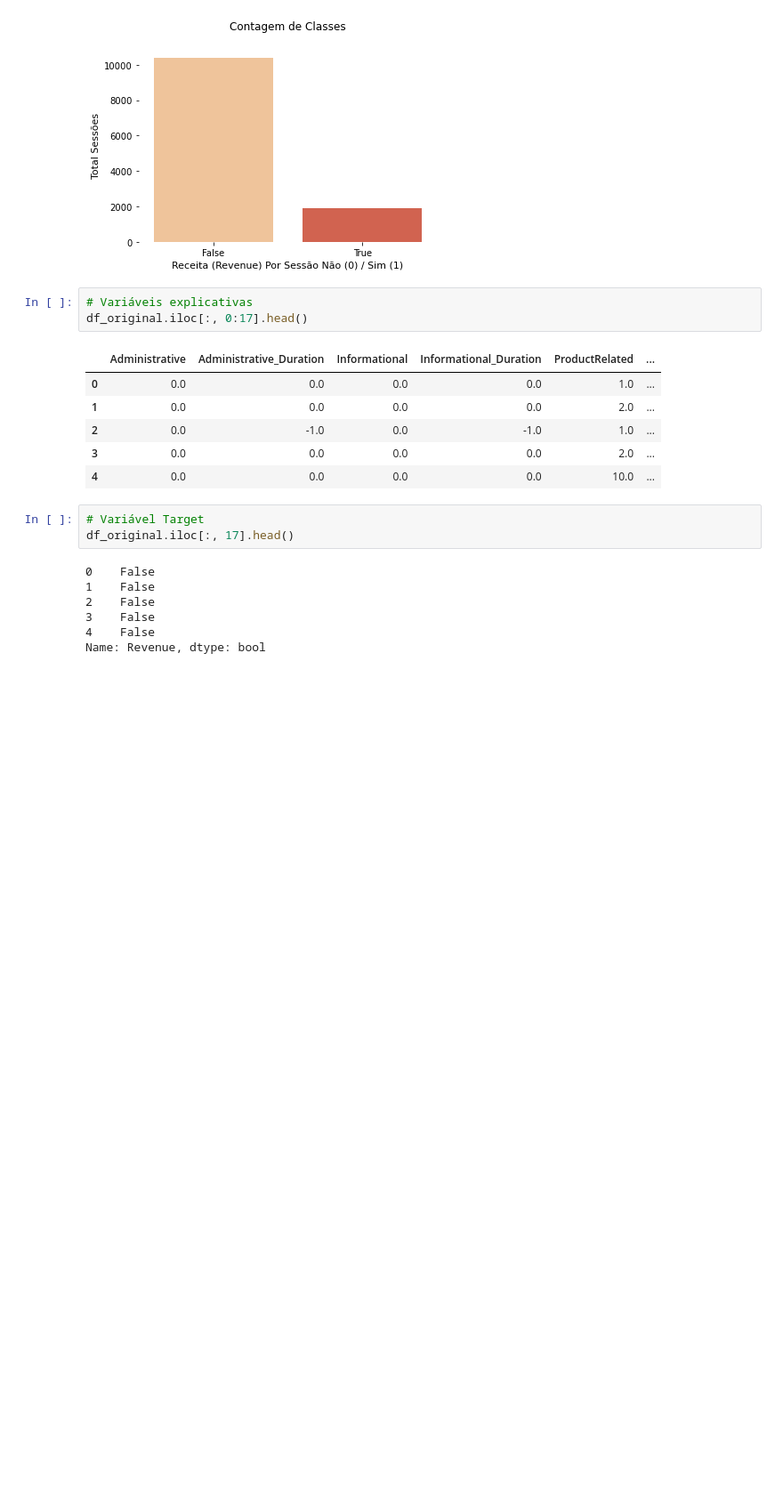
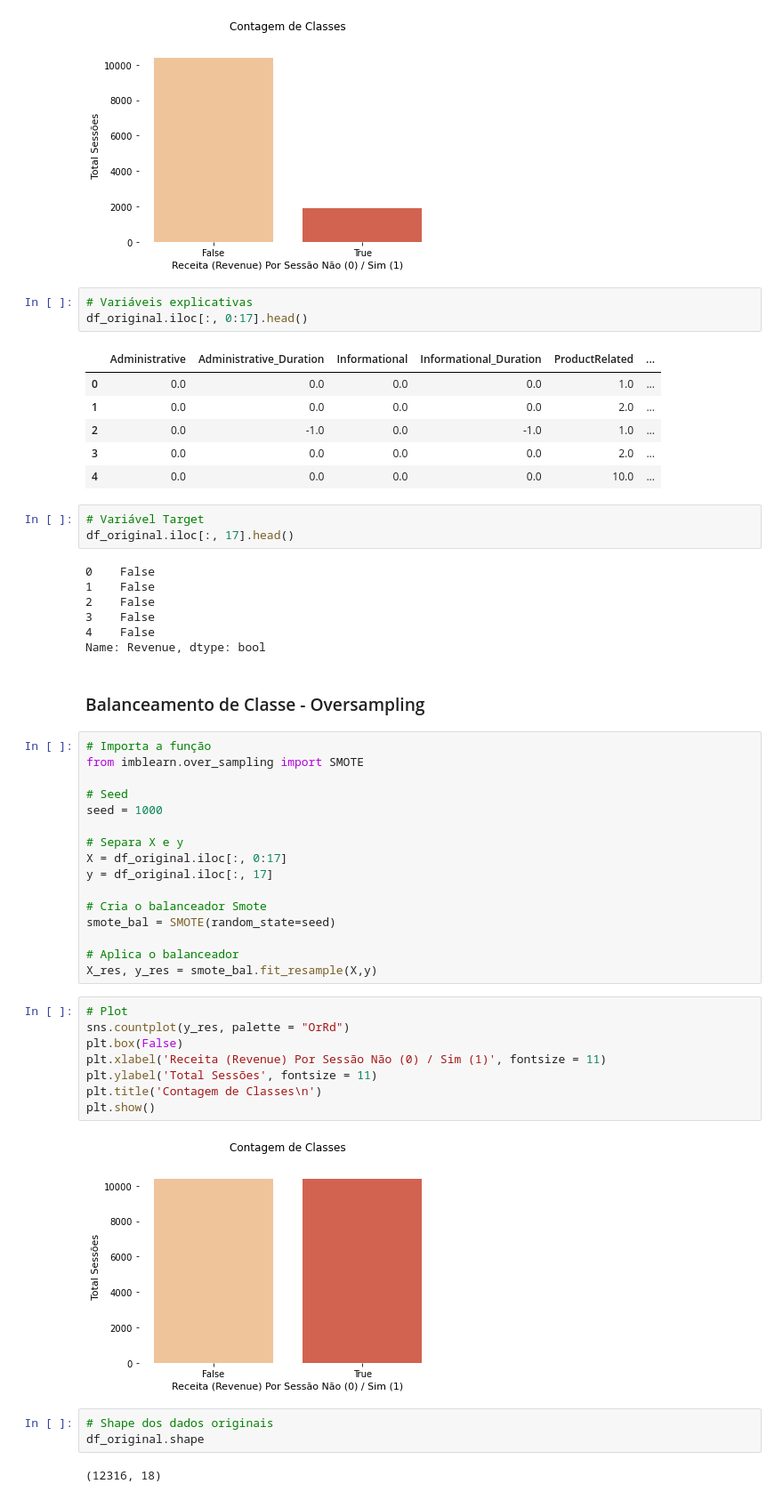
Before and after one commit to Gugah007/Projeto-ML-Classifica-o-Prevendo-a-intencao-de-compras-de-usuario-usando-SVM, a Jupyter notebook: Prevendo a Intencao de Compras de Usuario usando SVM.ipynb, the cells around one changed output. Shown: that part at 89% size. Drawn from its saved outputs; the diff is of its cells as text; blank space fills up the shorter version.

```diff
--- a/Prevendo a Intencao de Compras de Usuario usando SVM.ipynb
+++ b/Prevendo a Intencao de Compras de Usuario usando SVM.ipynb
@@ -368,3 +368,36 @@ df_original.iloc[:, 17].head()
 3    False
 4    False
 Name: Revenue, dtype: bool
+# %% [markdown]
+### Balanceamento de Classe - Oversampling
+# %%
+# Importa a função
+from imblearn.over_sampling import SMOTE
+
+# Seed
+seed = 1000
+
+# Separa X e y
+X = df_original.iloc[:, 0:17]
+y = df_original.iloc[:, 17]
+
+# Cria o balanceador Smote
+smote_bal = SMOTE(random_state=seed)
+
+# Aplica o balanceador
+X_res, y_res = smote_bal.fit_resample(X,y)
+# %%
+# Plot
+sns.countplot(y_res, palette = "OrRd")
+plt.box(False)
+plt.xlabel('Receita (Revenue) Por Sessão Não (0) / Sim (1)', fontsize = 11)
+plt.ylabel('Total Sessões', fontsize = 11)
+plt.title('Contagem de Classes\n')
+plt.show()
+# %% [output]
+[figure, added]
+# %%
+# Shape dos dados originais
+df_original.shape
+# %% [output]
+(12316, 18)
```
